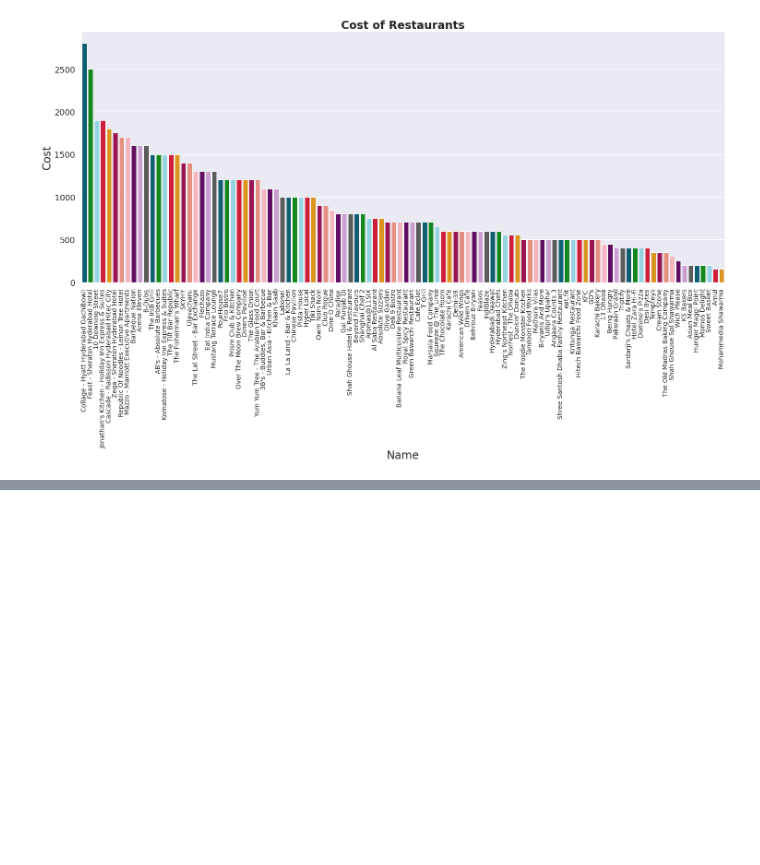
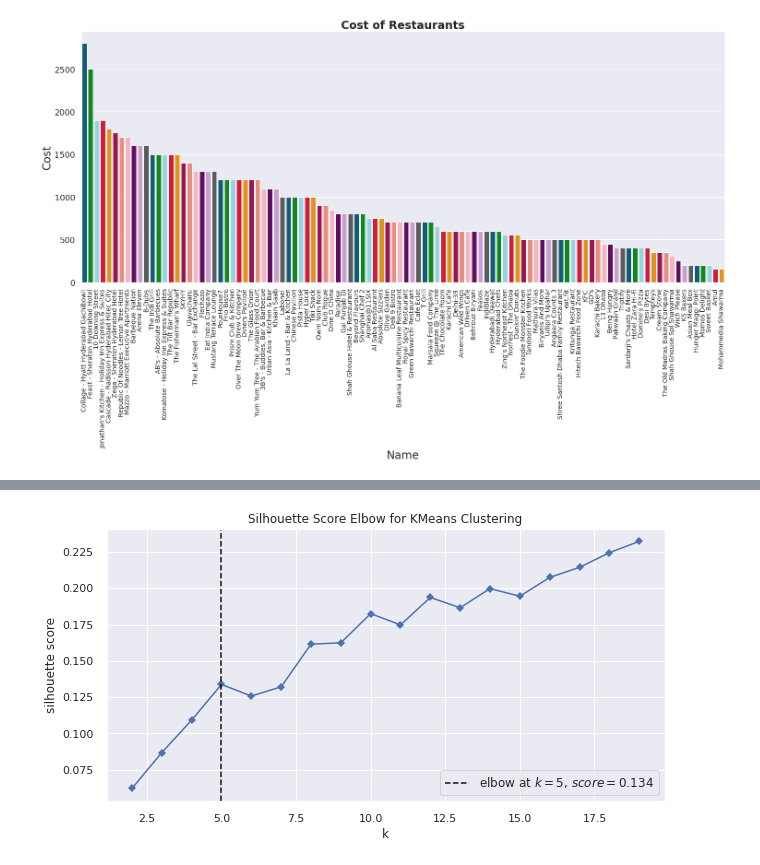
Before and after one commit to Sriharish19/SH_Zomato-Restaurant-Clustering-and-Sentiment-Analysis, a Jupyter notebook: SH_Zomato_Restaurant_Clustering_and_Sentiment_Analysis.ipynb, the cells around one changed output, grey strips where cells are left out. Cells and saved outputs as stored; diff of their text form; code cells hidden in the pictures; blank space fills up the shorter version.

```diff
--- a/SH_Zomato_Restaurant_Clustering_and_Sentiment_Analysis.ipynb
+++ b/SH_Zomato_Restaurant_Clustering_and_Sentiment_Analysis.ipynb
@@ -296,0 +429,5 @@ plt.show()
+# %%
+# KElbowvisualizer with metric as 'silhouette'
+KElbowvisualizer('silhouette')
+# %% [output]
+[figure, added]
```
Also changed, not shown: parts of 17 cells of this notebook.
